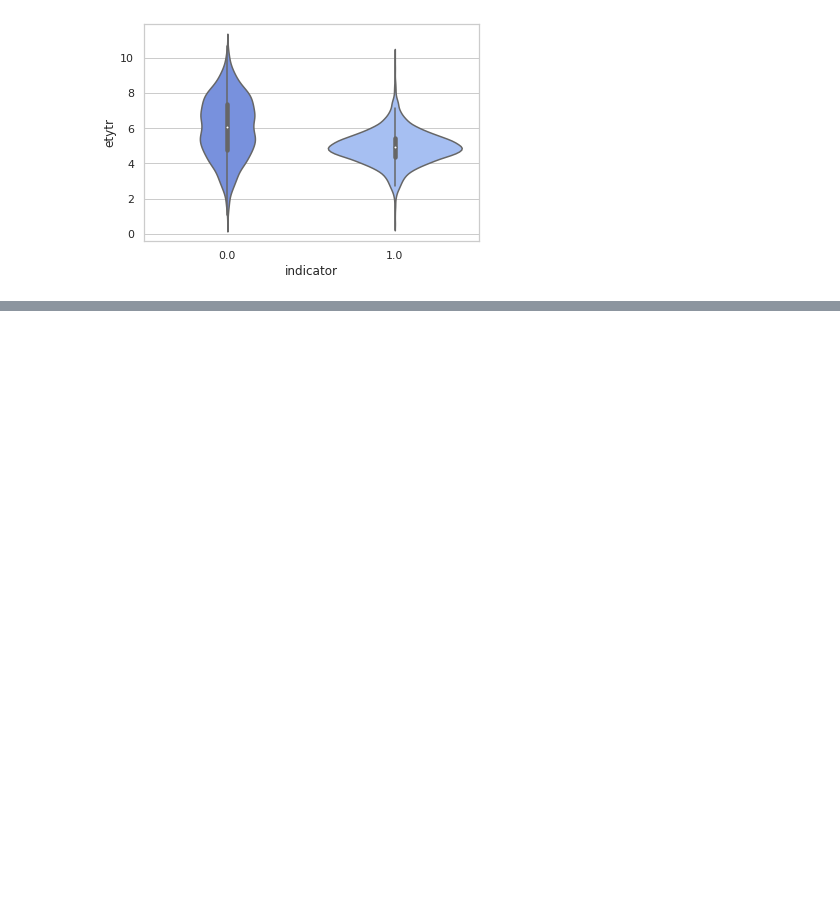
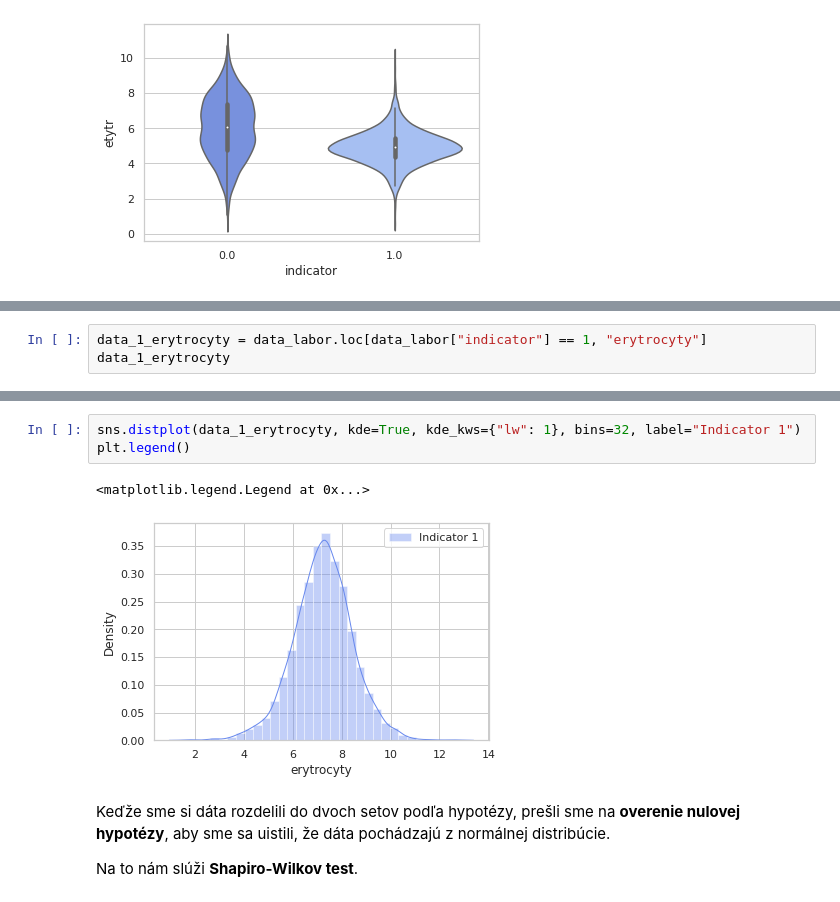
Before and after one commit to MarkoStahovec/IAU-Stahovec-Viest, a Jupyter notebook: main.ipynb, the cells around one changed output, grey strips where cells are left out. Saved outputs shown, nothing was run; the diff lists cells and outputs as text; blank space fills up the shorter version.

Commit message:
Began 3rd section, shapiro test still bugged

```diff
--- a/main.ipynb
+++ b/main.ipynb
@@ -358,0 +463,3 @@ sns.violinplot(data=data_labor, x='indicator', y = 'etytr')
+# %%
+data_1_erytrocyty = data_labor.loc[data_labor["indicator"] == 1, "erytrocyty"]
+data_1_erytrocyty
@@ -358,0 +479,11 @@ sns.violinplot(data=data_labor, x='indicator', y = 'etytr')
+# %%
+sns.distplot(data_1_erytrocyty, kde=True, kde_kws={"lw": 1}, bins=32, label="Indicator 1")
+plt.legend()
+# %% [output]
+<matplotlib.legend.Legend at 0x...>
+[figure, added]
+# %% [markdown]
+Keďže sme si dáta rozdelili do dvoch setov podľa hypotézy, prešli sme na **overenie nulovej hypotézy**,
+aby sme sa uistili, že dáta pochádzajú z normálnej distribúcie.
+
+Na to nám slúži **Shapiro-Wilkov test**.
```
Also changed, not shown: parts of 22 cells of this notebook.
